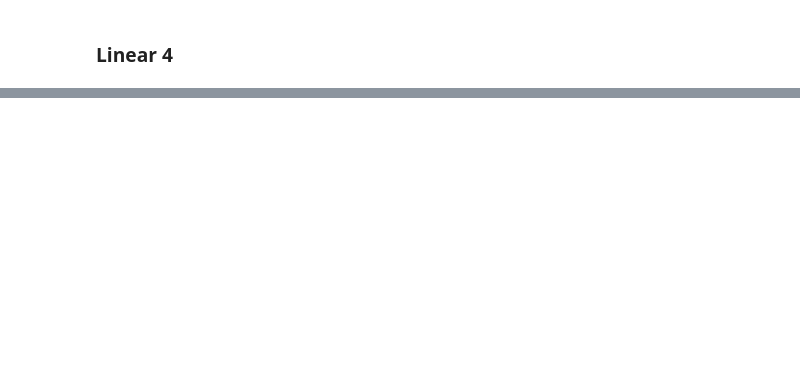
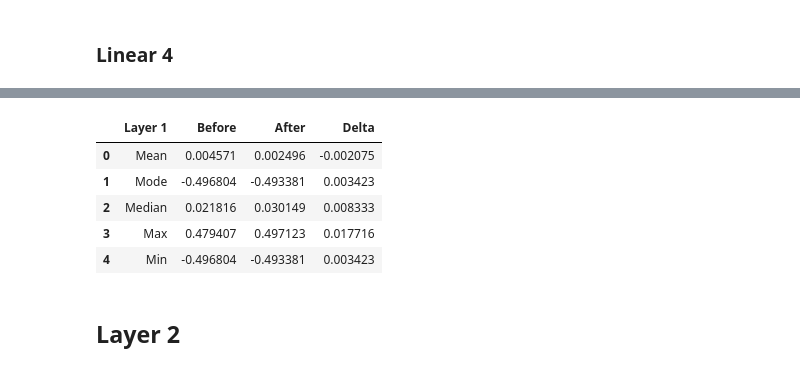
Before and after one commit to Erickllino/Neural_Network, a Jupyter notebook: NN.ipynb, the cells around one changed output, grey strips where cells are left out. Drawn from its saved outputs; the diff is of its cells as text; code cells hidden in the pictures; blank space fills up the shorter version.

```diff
--- a/NN.ipynb
+++ b/NN.ipynb
@@ -514,0 +569,22 @@ hist_after_train = plt.plot(X_L4_after,y_L4_after)
+# %%
+mode_b ,mode_a = torch.mode(weights_L1_before)[0].item(),torch.mode(weights_L1_after)[0].item()
+# %%
+median_b,median_a = torch.median(weights_L1_before).item(),torch.median(weights_L1_after).item()
+# %%
+max_b, max_a = torch.max(weights_L1_before).item(),torch.max(weights_L1_after).item()
+# %%
+min_b,min_a = torch.min(weights_L1_before).item(),torch.min(weights_L1_after).item()
+# %%
+data = {'Layer 1':["Mean", "Mode", "Median","Max", "Min"],"Before":[mean_b,mode_b,median_b, max_b,min_b ], "After":[mean_a,mode_a,median_a,max_a,min_a]}
+df = pd.DataFrame.from_dict(data)
+df["Delta"] = df["After"] - df["Before"]
+df
+# %% [output]
+|  | Layer 1 | Before | After | Delta |
+| 0 | Mean | 0.004571 | 0.002496 | -0.002075 |
+| 1 | Mode | -0.496804 | -0.493381 | 0.003423 |
+| 2 | Median | 0.021816 | 0.030149 | 0.008333 |
+| 3 | Max | 0.479407 | 0.497123 | 0.017716 |
+| 4 | Min | -0.496804 | -0.493381 | 0.003423 |
+# %% [markdown]
+## Layer 2
```
Also changed, not shown: parts of 37 cells of this notebook.
